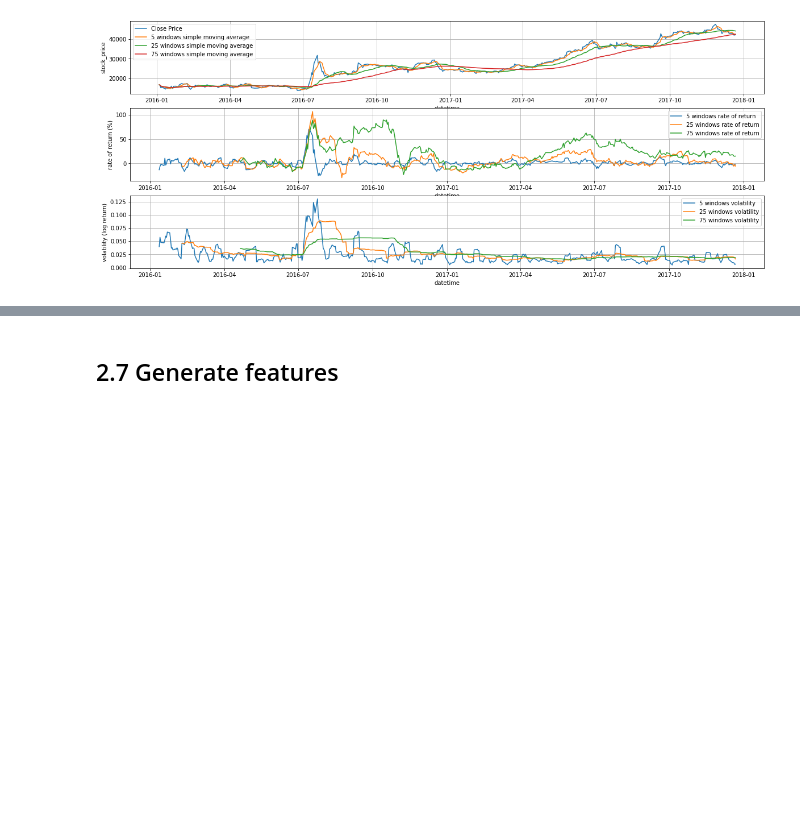
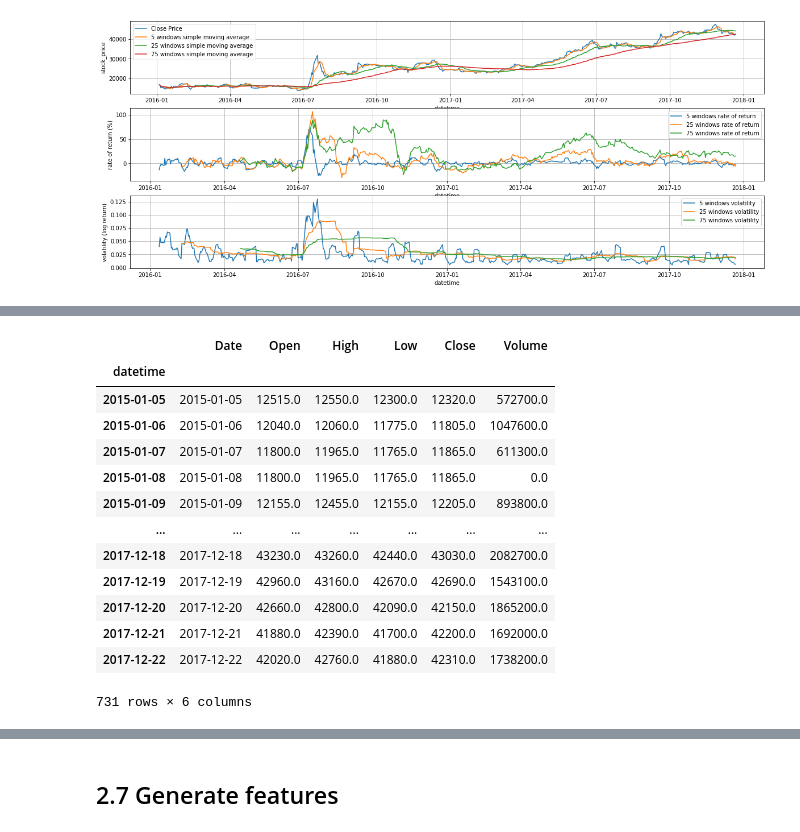
Before and after one commit to eritsi/signate_jquants_test, a Jupyter notebook: J-Quants_tutorial.ipynb, the cells around one changed output, grey strips where cells are left out. Saved outputs shown, nothing was run; the diff lists cells and outputs as text; code cells hidden in the pictures; blank space fills up the shorter version.

```diff
--- a/J-Quants_tutorial.ipynb
+++ b/J-Quants_tutorial.ipynb
@@ -515,0 +570,17 @@ ax.legend()
+# %%
+price_data
+# %% [output]
+|  | Date | Open | High | Low | Close | Volume |
+| datetime |  |  |  |  |  |  |
+| 2015-01-05 | 2015-01-05 | 12515.0 | 12550.0 | 12300.0 | 12320.0 | 572700.0 |
+| 2015-01-06 | 2015-01-06 | 12040.0 | 12060.0 | 11775.0 | 11805.0 | 1047600.0 |
+| 2015-01-07 | 2015-01-07 | 11800.0 | 11965.0 | 11765.0 | 11865.0 | 611300.0 |
+| 2015-01-08 | 2015-01-08 | 11800.0 | 11965.0 | 11765.0 | 11865.0 | 0.0 |
+| 2015-01-09 | 2015-01-09 | 12155.0 | 12455.0 | 12155.0 | 12205.0 | 893800.0 |
+| ... | ... | ... | ... | ... | ... | ... |
+| 2017-12-18 | 2017-12-18 | 43230.0 | 43260.0 | 42440.0 | 43030.0 | 2082700.0 |
+| 2017-12-19 | 2017-12-19 | 42960.0 | 43160.0 | 42670.0 | 42690.0 | 1543100.0 |
+| 2017-12-20 | 2017-12-20 | 42660.0 | 42800.0 | 42090.0 | 42150.0 | 1865200.0 |
+| 2017-12-21 | 2017-12-21 | 41880.0 | 42390.0 | 41700.0 | 42200.0 | 1692000.0 |
+| 2017-12-22 | 2017-12-22 | 42020.0 | 42760.0 | 41880.0 | 42310.0 | 1738200.0 |
+731 rows × 6 columns
```
Also changed, not shown: parts of 17 cells of this notebook.
